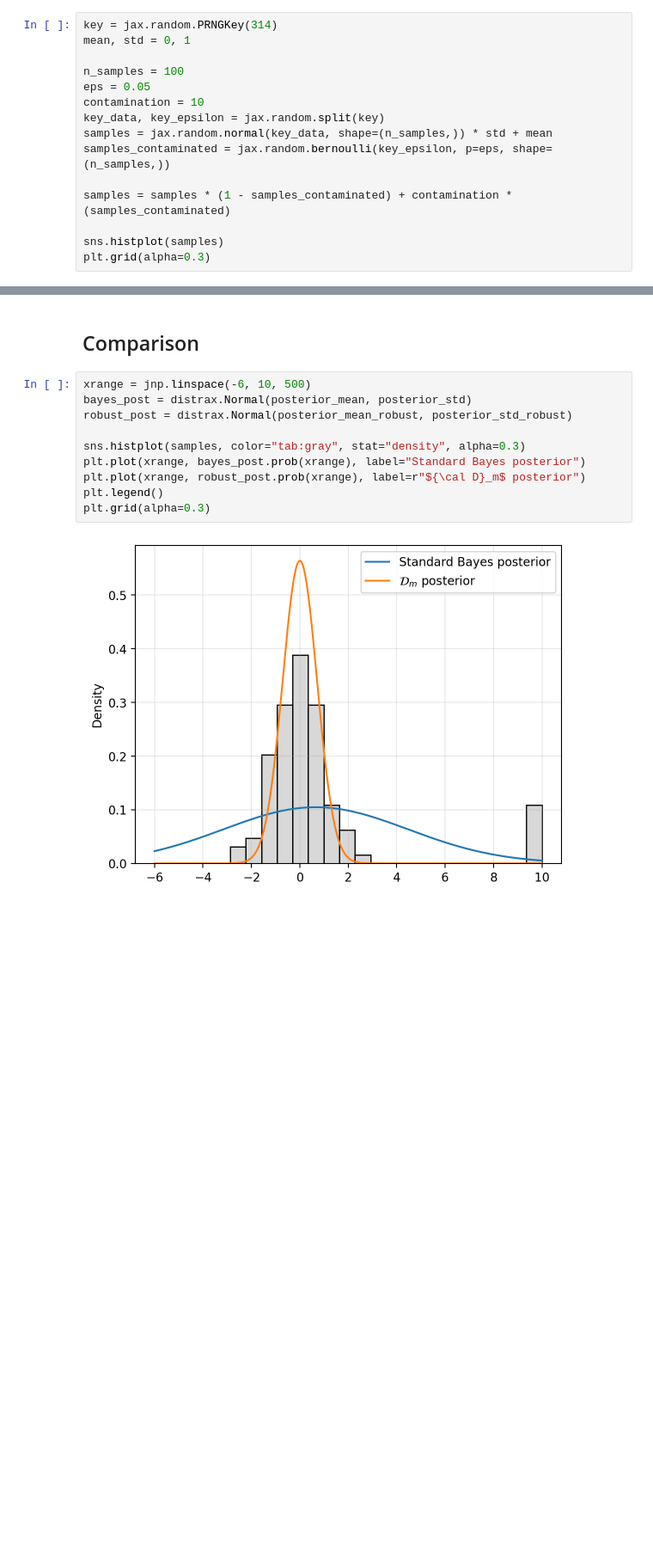
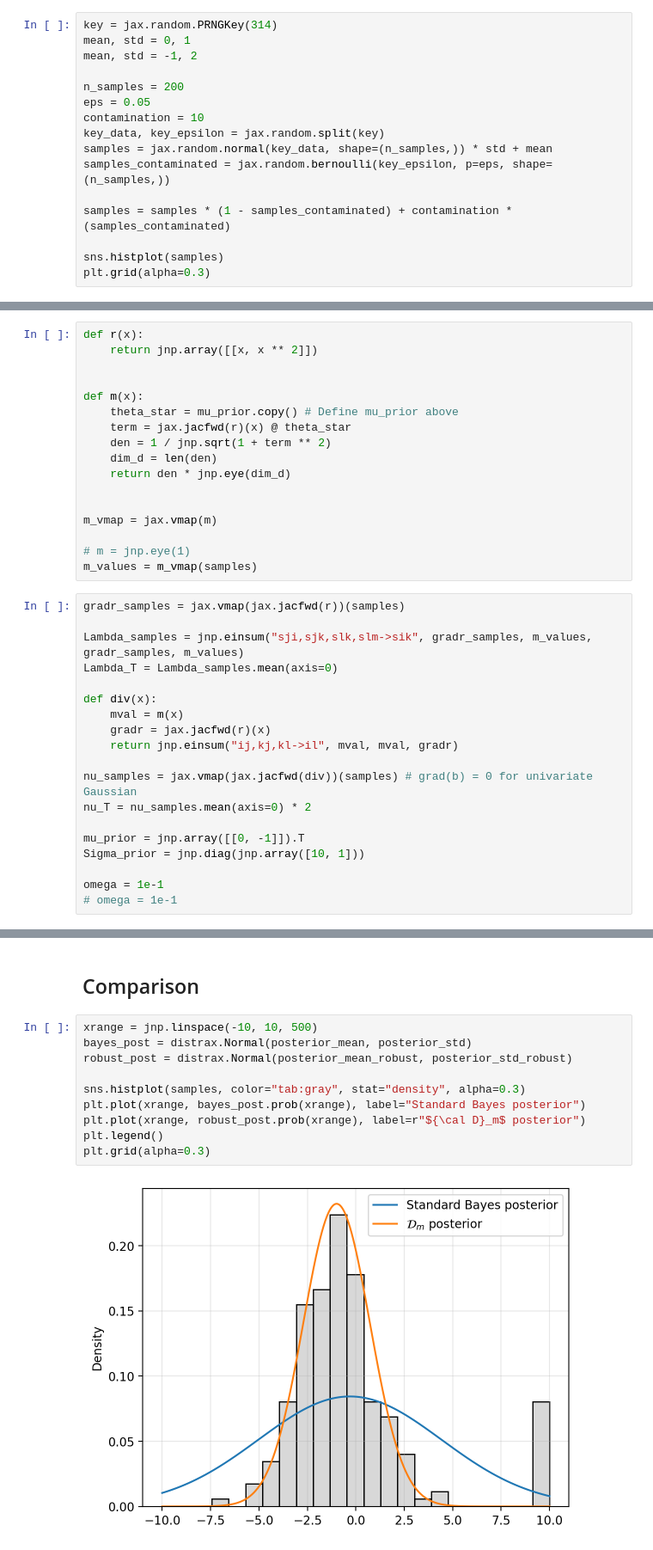
Before and after one commit to gerdm/bayes, a Jupyter notebook: difussion-score-matching.ipynb, the cells around one changed output, grey strips where cells are left out. Shown at 86% size. Saved outputs shown, nothing was run; the diff lists cells and outputs as text; blank space fills up the shorter version.

```diff
--- a/difussion-score-matching.ipynb
+++ b/difussion-score-matching.ipynb
@@ -66,8 +77,9 @@ We consider ${\cal X} = \mathbb{R}^d$ so that $\nabla r(x) \in \mathbb{R}^{d\tim
 # %%
 key = jax.random.PRNGKey(314)
 mean, std = 0, 1
+mean, std = -1, 2
 
-n_samples = 100
+n_samples = 200
 eps = 0.05
 contamination = 10
 key_data, key_epsilon = jax.random.split(key)
@@ -104,3 +95,39 @@ omega = 1e-7
+# %%
+def r(x):
+    return jnp.array([[x, x ** 2]])
+
+
+def m(x):
+    theta_star = mu_prior.copy() # Define mu_prior above
+    term = jax.jacfwd(r)(x) @ theta_star
+    den = 1 / jnp.sqrt(1 + term ** 2)
+    dim_d = len(den)
+    return den * jnp.eye(dim_d)
+
+
+m_vmap = jax.vmap(m)
+
+# m = jnp.eye(1)
+m_values = m_vmap(samples)
+# %%
+gradr_samples = jax.vmap(jax.jacfwd(r))(samples)
+
+Lambda_samples = jnp.einsum("sji,sjk,slk,slm->sik", gradr_samples, m_values, gradr_samples, m_values)
+Lambda_T = Lambda_samples.mean(axis=0)
+
+def div(x):
+    mval = m(x)
+    gradr = jax.jacfwd(r)(x)
+    return jnp.einsum("ij,kj,kl->il", mval, mval, gradr)
+
+nu_samples = jax.vmap(jax.jacfwd(div))(samples) # grad(b) = 0 for univariate Gaussian
+nu_T = nu_samples.mean(axis=0) * 2
+
+mu_prior = jnp.array([[0, -1]]).T
+Sigma_prior = jnp.diag(jnp.array([10, 1]))
+
+omega = 1e-1
+# omega = 1e-1
 # %%
 Sigma_post = jnp.linalg.inv(jnp.linalg.inv(Sigma_prior) + 2 * omega * n_samples * Lambda_T)
 Sigma_post
@@ -149,17 +176,17 @@ Array(3.811991, dtype=float32)
 # %% [markdown]
 ## Comparison
 # %%
-xrange = jnp.linspace(-6, 10, 500)
+xrange = jnp.linspace(-10, 10, 500)
 bayes_post = distrax.Normal(posterior_mean, posterior_std)
 robust_post = distrax.Normal(posterior_mean_robust, posterior_std_robust)
 
 sns.histplot(samples, color="tab:gray", stat="density", alpha=0.3)
 plt.plot(xrange, bayes_post.prob(xrange), label="Standard Bayes posterior")
 plt.plot(xrange, robust_post.prob(xrange), label=r"${\cal D}_m$ posterior")
 plt.legend()
 plt.grid(alpha=0.3)
 # %% [output]
-[figure, old version]
+[figure, new version]
 # %% [markdown]
 # References
 * [1] Robust and Scalable Bayesian Online Changepoint Detection: https://arxiv.org/abs/2302.04759
```
Also changed, not shown: parts of 9 cells of this notebook.
